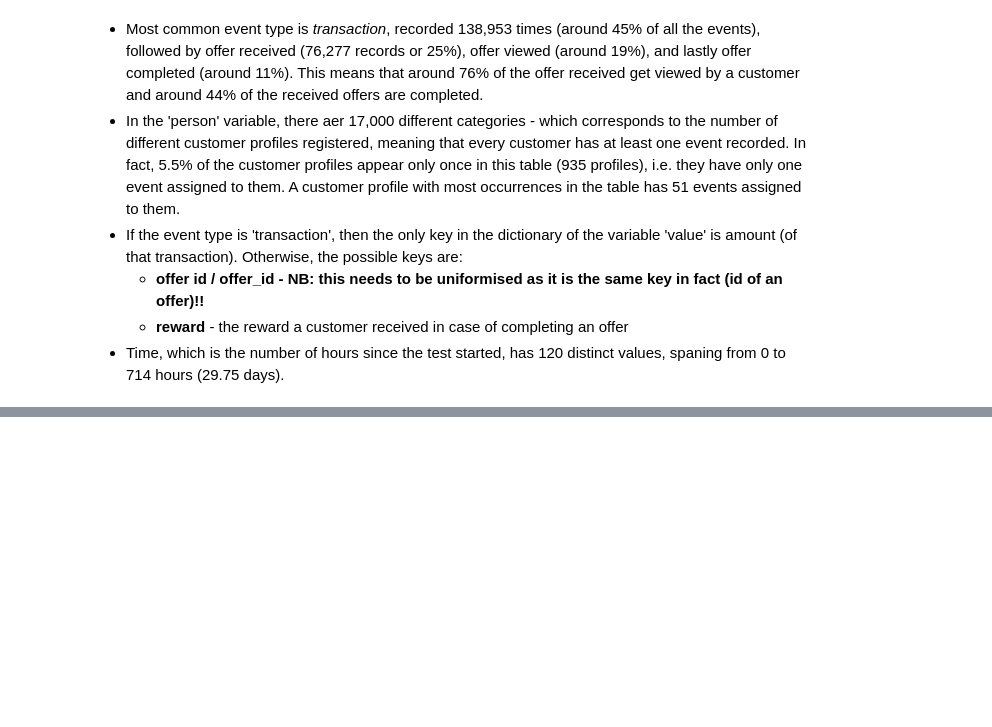
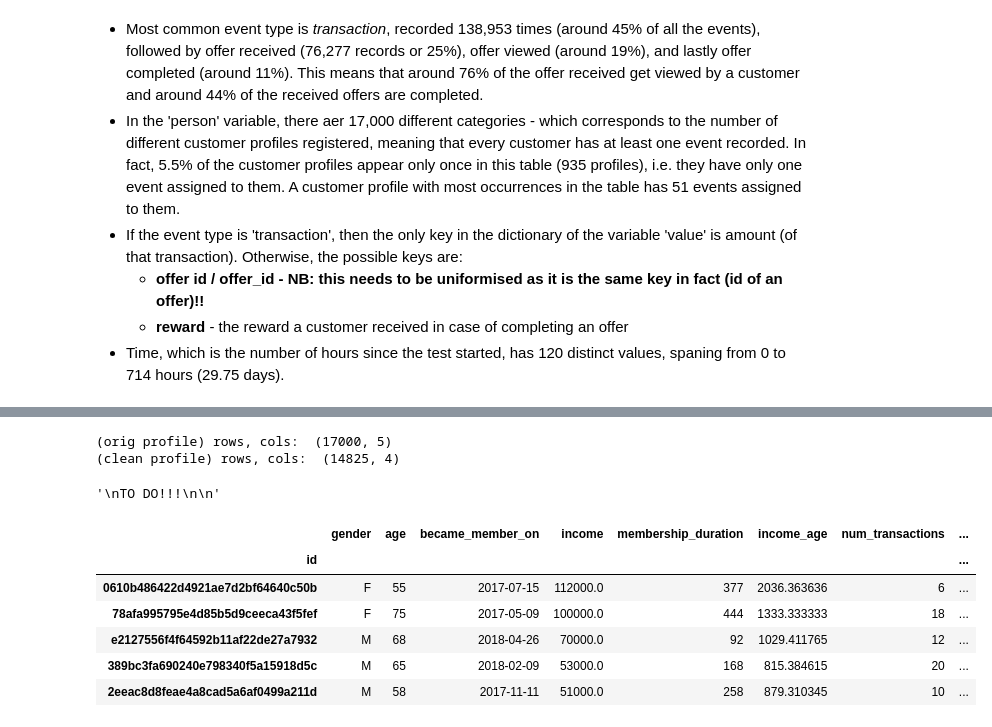
Before and after one commit to dvalps/starbucks-project, a Jupyter notebook: Starbucks_Capstone_notebook.ipynb, the cells around one changed output, grey strips where cells are left out. Saved outputs shown, nothing was run; the diff lists cells and outputs as text; code cells hidden in the pictures; blank space fills up the shorter version.

```diff
--- a/Starbucks_Capstone_notebook.ipynb
+++ b/Starbucks_Capstone_notebook.ipynb
@@ -291,0 +304,32 @@ Observations:
+# %%
+print('(orig profile) rows, cols: ', profile.shape)
+
+# drop any incomplete data, set client id as index column
+clean_profile = profile.dropna(axis=0).set_index("id")
+print('(clean profile) rows, cols: ', clean_profile.shape)
+# %% [output]
+(orig profile) rows, cols:  (17000, 5)
+(clean profile) rows, cols:  (14825, 4)
+# %%
+#for x in list(transcript[transcript.event != 'transaction']['value']) for y in x.keys()
+
+# uniform keys in transcript/event: offer_id / offer id
+"""
+TO DO!!!
+
+"""
+# %% [output]
+'\nTO DO!!!\n\n'
+# %%
+# became_member_on to datetime format
+clean_profile["became_member_on"] = pd.to_datetime(clean_profile["became_member_on"], format='%Y%m%d')
+# %%
+clean_profile.head()
+# %% [output]
+|  | gender | age | became_member_on | income | membership_duration | income_age | num_transactions | ... |
+| id |  |  |  |  |  |  |  | ... |
+| 0610b486422d4921ae7d2bf64640c50b | F | 55 | 2017-07-15 | 112000.0 | 377 | 2036.363636 | 6 | ... |
+| 78afa995795e4d85b5d9ceeca43f5fef | F | 75 | 2017-05-09 | 100000.0 | 444 | 1333.333333 | 18 | ... |
+| e2127556f4f64592b11af22de27a7932 | M | 68 | 2018-04-26 | 70000.0 | 92 | 1029.411765 | 12 | ... |
+| 389bc3fa690240e798340f5a15918d5c | M | 65 | 2018-02-09 | 53000.0 | 168 | 815.384615 | 20 | ... |
+| 2eeac8d8feae4a8cad5a6af0499a211d | M | 58 | 2017-11-11 | 51000.0 | 258 | 879.310345 | 10 | ... |
```
Also changed, not shown: parts of 34 cells of this notebook.
